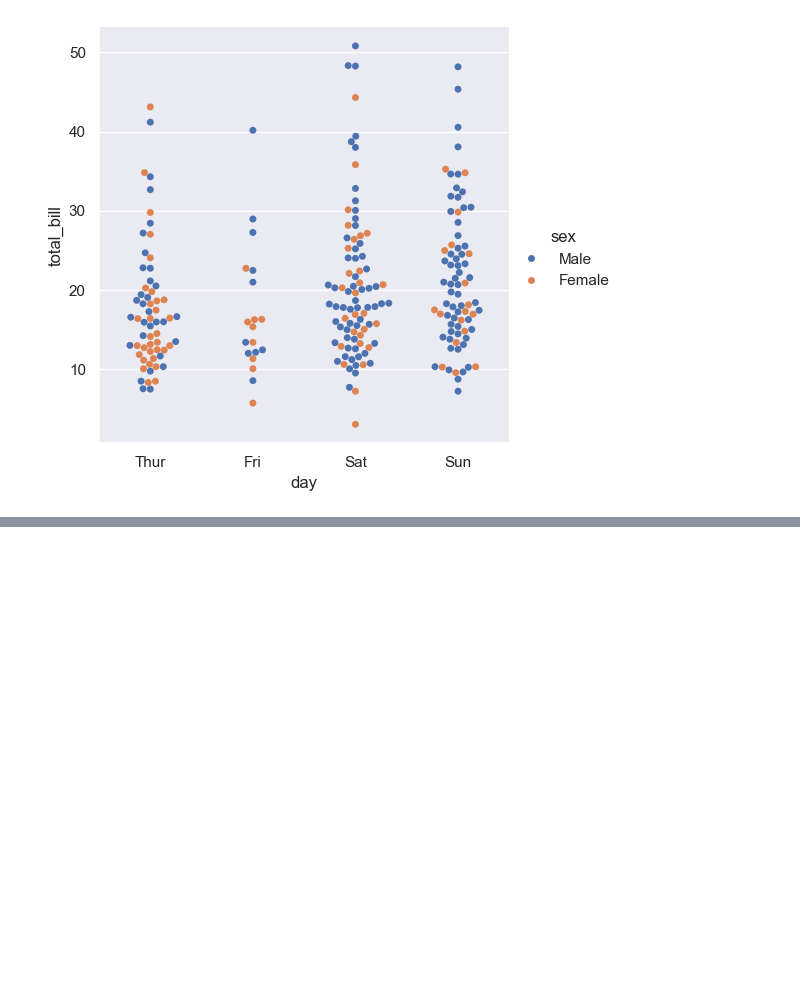
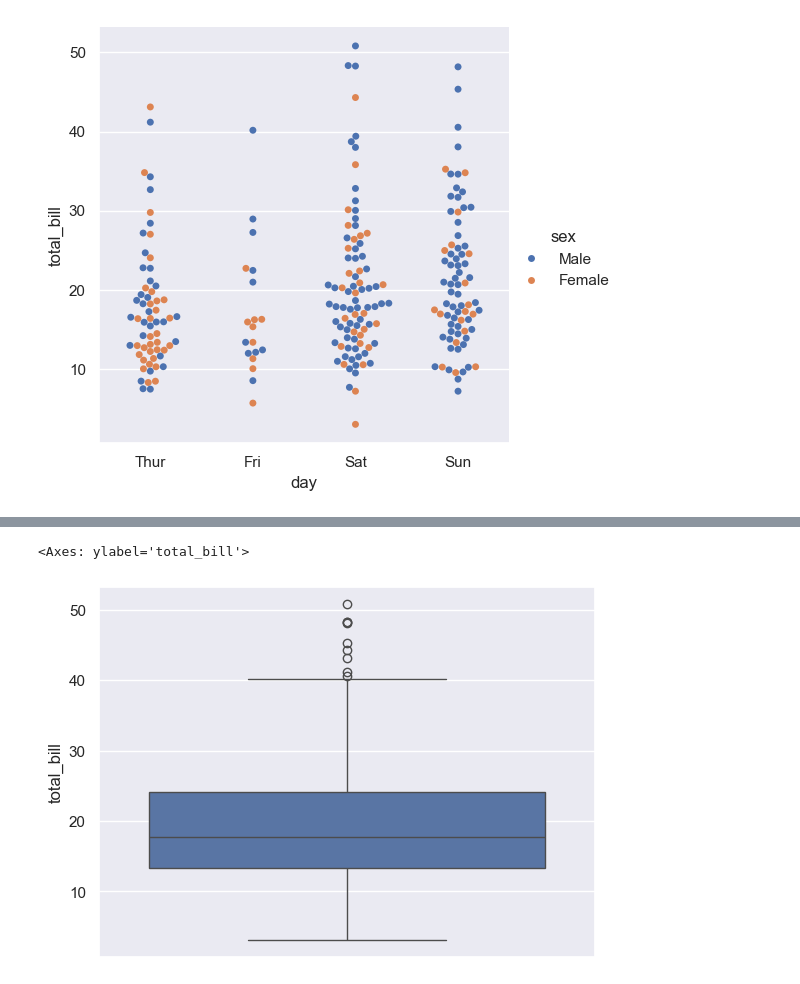
Before and after one commit to akashpagi/SEABORN-DATA-VISUALIZATION-LIBRARY-FOR-DATA-SCIENCE, a Jupyter notebook: SESSION 26 - PLOTTING USING SEABORN PART 2.ipynb, the cells around one changed output, grey strips where cells are left out. Saved outputs shown, nothing was run; the diff lists cells and outputs as text; code cells hidden in the pictures; blank space fills up the shorter version.

```diff
--- a/SESSION 26 - PLOTTING USING SEABORN PART 2.ipynb
+++ b/SESSION 26 - PLOTTING USING SEABORN PART 2.ipynb
@@ -89,0 +110,7 @@ sns.catplot(tips, x='day', y='total_bill', kind='swarm', hue='sex')
+# %%
+# single boxplot > numerical col
+# overall
+sns.boxplot(tips, y='total_bill')
+# %% [output]
+<Axes: ylabel='total_bill'>
+[figure, added]
```
Also changed, not shown: parts of 9 cells of this notebook.
